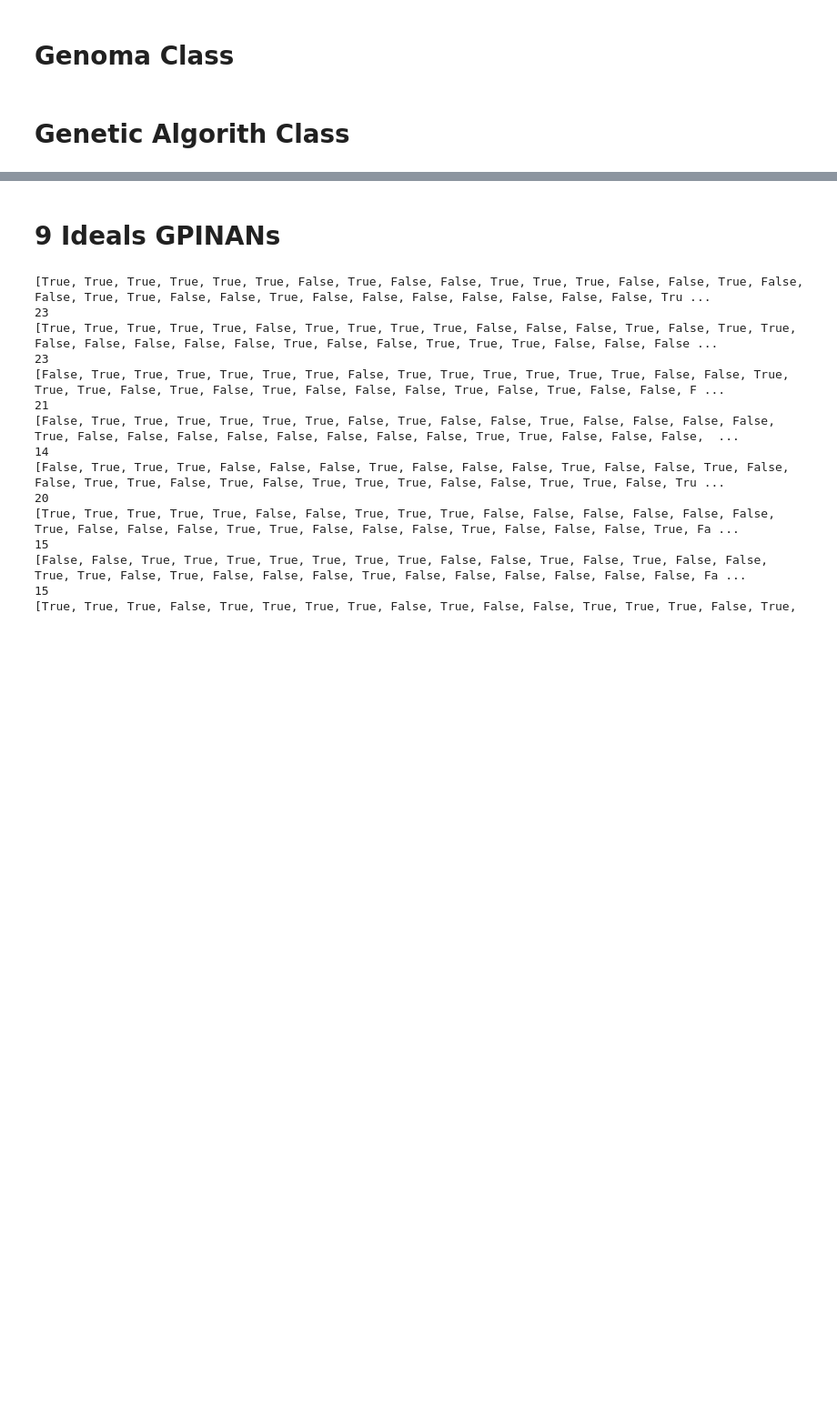
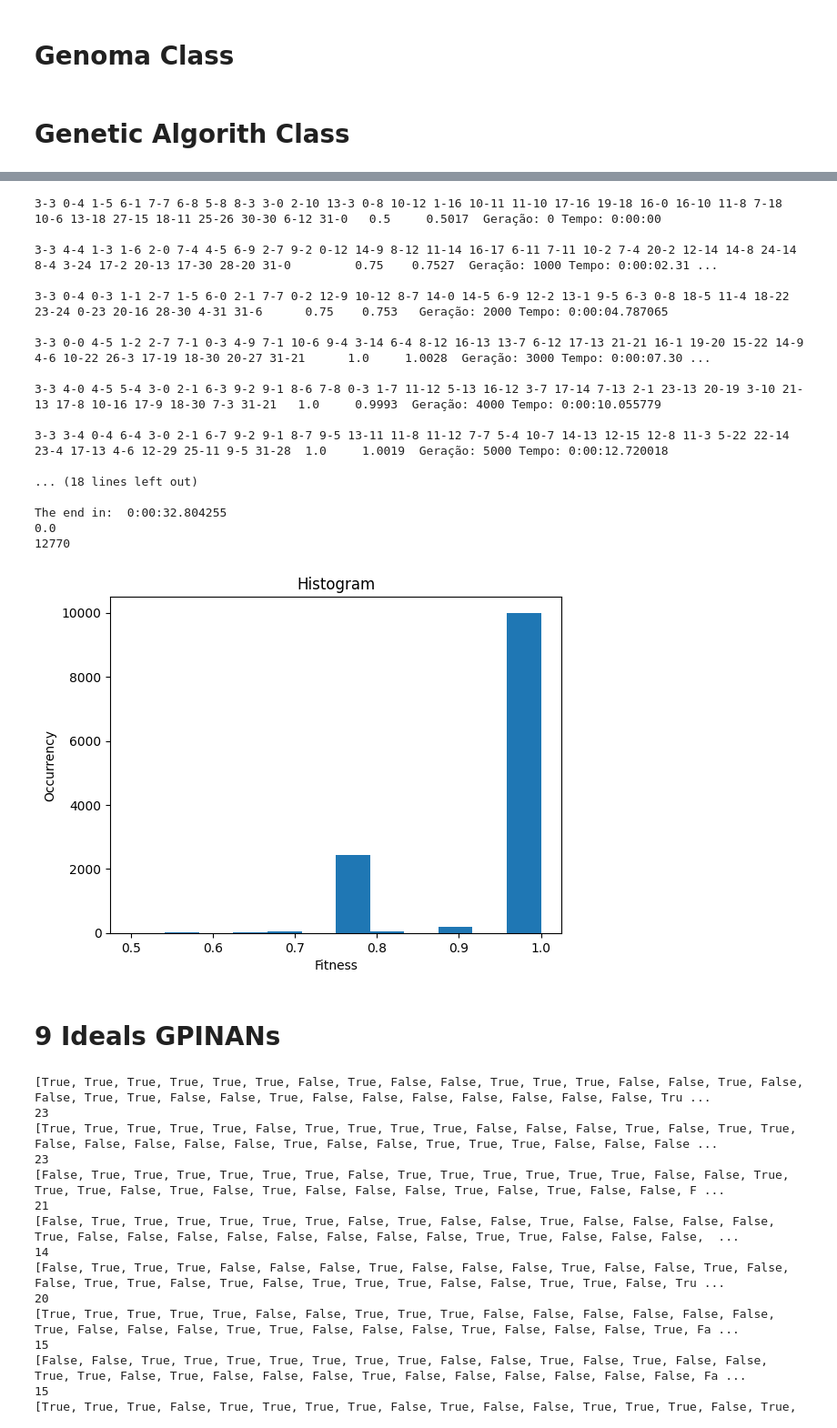
Before and after one commit to HumbertoTavora/Logic-Circuits-Evolution, a Jupyter notebook: Logic_Circuits_Evolution.ipynb, the cells around one changed output, grey strips where cells are left out. Shown at 91% size. Saved outputs shown, nothing was run; the diff lists cells and outputs as text; code cells hidden in the pictures; blank space fills up the shorter version.

Commit message:
Histogram maker implementation

```diff
--- a/Logic_Circuits_Evolution.ipynb
+++ b/Logic_Circuits_Evolution.ipynb
@@ -528,3 +613,74 @@ The end in:  0:00:15.070833
+# %%
+def gpinand(l,nOutputs = 1):
+  count = 0
+  n = len(l)
+  for i in range(0,n):
+    if(l[i] == 1):
+      count+=1
+
+  if(count%2 == 0):
+      return "0"
+  else:
+      return "1"
+
+def fullAdderNand(l,nOutputs):
+      middle = int(len(l)/2) + 1
+      input1 = [str(x) for x in l[1:middle]]
+      input2 = [str(x) for x in l[middle:]]
+      cIn = [str(l[0])]
+      input1s = ''.join(input1)
+      input2s = ''.join(input2)
+      cIns = ''.join(cIn)
+      sum_bits = bin(int(input1s, 2) + int(input2s, 2) + int(cIns,2))[2:]
+      sum_bits_string = sum_bits.zfill(nOutputs)
+
+      return sum_bits_string
+
+# EVOLUINDO UM SOMADOR DE 1 BIT A PARTIR DE UM SOMADOR DE 1 BIT
+"""
+nGenes = 13
+nOutputs = 2
+nInputs = 3
+
+x = "0-1 0-3 1-3 4-5 2-6 2-7 6-7 0-2 1-2 3-10 12-12 8-9 11-13"
+lx = x.split(" ")
+genome = Genoma(nGenes,nInputs,nOutputs)
+genome.setGenotipo(lx)
+#print(genome.getLogicExpression())
+
+geneticAlgorithm = GeneticAlgorithm()
+#x = [0, 0, 0]
+#print(fullAdderNand(x,nOutputs))
+geneticAlgorithm.evolution(genome,fullAdderNand)
+"""
+
+nGenes = 30
+nOutputs = 1
+nInputs = 4
+genome = Genoma(nGenes,nInputs,nOutputs)
+geneticAlgorithm = GeneticAlgorithm()
+geneticAlgorithm.evolution(genome,gpinand)
+print(genome.fitness)
+geneticAlgorithm.showHistogram()
+# %% [output]
+3-3 0-4 1-5 6-1 7-7 6-8 5-8 8-3 3-0 2-10 13-3 0-8 10-12 1-16 10-11 11-10 17-16 19-18 16-0 16-10 11-8 7-18 10-6 13-18 27-15 18-11 25-26 30-30 6-12 31-0   0.5     0.5017  Geração: 0 Tempo: 0:00:00
+
+3-3 4-4 1-3 1-6 2-0 7-4 4-5 6-9 2-7 9-2 0-12 14-9 8-12 11-14 16-17 6-11 7-11 10-2 7-4 20-2 12-14 14-8 24-14 8-4 3-24 17-2 20-13 17-30 28-20 31-0         0.75    0.7527  Geração: 1000 Tempo: 0:00:02.31 ...
+
+3-3 0-4 0-3 1-1 2-7 1-5 6-0 2-1 7-7 0-2 12-9 10-12 8-7 14-0 14-5 6-9 12-2 13-1 9-5 6-3 0-8 18-5 11-4 18-22 23-24 0-23 20-16 28-30 4-31 31-6      0.75    0.753   Geração: 2000 Tempo: 0:00:04.787065
+
+3-3 0-0 4-5 1-2 2-7 7-1 0-3 4-9 7-1 10-6 9-4 3-14 6-4 8-12 16-13 13-7 6-12 17-13 21-21 16-1 19-20 15-22 14-9 4-6 10-22 26-3 17-19 18-30 20-27 31-21      1.0     1.0028  Geração: 3000 Tempo: 0:00:07.30 ...
+
+3-3 4-0 4-5 5-4 3-0 2-1 6-3 9-2 9-1 8-6 7-8 0-3 1-7 11-12 5-13 16-12 3-7 17-14 7-13 2-1 23-13 20-19 3-10 21-13 17-8 10-16 17-9 18-30 7-3 31-21   1.0     0.9993  Geração: 4000 Tempo: 0:00:10.055779
+
+3-3 3-4 0-4 6-4 3-0 2-1 6-7 9-2 9-1 8-7 9-5 13-11 11-8 11-12 7-7 5-4 10-7 14-13 12-15 12-8 11-3 5-22 22-14 23-4 17-13 4-6 12-29 25-11 9-5 31-28  1.0     1.0019  Geração: 5000 Tempo: 0:00:12.720018
+
+... (18 lines left out)
+
+The end in:  0:00:32.804255
+0.0
+12770
+[figure, added]
 # %% [markdown]
 # 9 Ideals GPINANs
 # %%
```
Also changed, not shown: parts of 4 cells of this notebook, 1 other file.
